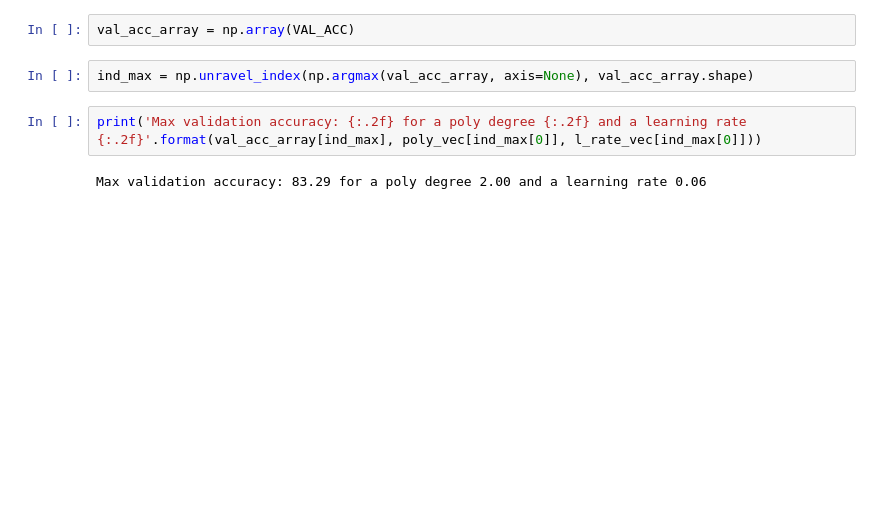
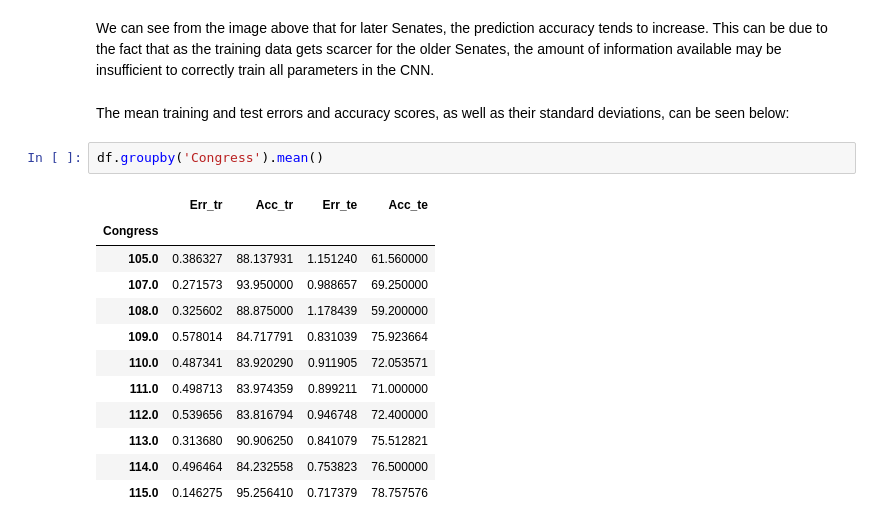
Before and after one commit to roman-bachmann/US-Senators, a Jupyter notebook: notebooks/cnn-congress-all-cosponsors.ipynb, the cells around one changed output. Drawn from its saved outputs; the diff is of its cells as text; blank space fills up the shorter version.

```diff
--- a/notebooks/cnn-congress-all-cosponsors.ipynb
+++ b/notebooks/cnn-congress-all-cosponsors.ipynb
@@ -360,8 +480,19 @@ Accuracy test:  0.8367221195317314
-# %%
-val_acc_array = np.array(VAL_ACC)
-# %%
-ind_max = np.unravel_index(np.argmax(val_acc_array, axis=None), val_acc_array.shape)
-# %%
-print('Max validation accuracy: {:.2f} for a poly degree {:.2f} and a learning rate {:.2f}'.format(val_acc_array[ind_max], poly_vec[ind_max[0]], l_rate_vec[ind_max[0]]))
-# %% [output]
-Max validation accuracy: 83.29 for a poly degree 2.00 and a learning rate 0.06
+# %% [markdown]
+We can see from the image above that for later Senates, the prediction accuracy tends to increase. This can be due to the fact that as the training data gets scarcer for the older Senates, the amount of information available may be insufficient to correctly train all parameters in the CNN.
+# %% [markdown]
+The mean training and test errors and accuracy scores, as well as their standard deviations, can be seen below:
+# %%
+df.groupby('Congress').mean()
+# %% [output]
+|  | Err_tr | Acc_tr | Err_te | Acc_te |
+| Congress |  |  |  |  |
+| 105.0 | 0.386327 | 88.137931 | 1.151240 | 61.560000 |
+| 107.0 | 0.271573 | 93.950000 | 0.988657 | 69.250000 |
+| 108.0 | 0.325602 | 88.875000 | 1.178439 | 59.200000 |
+| 109.0 | 0.578014 | 84.717791 | 0.831039 | 75.923664 |
+| 110.0 | 0.487341 | 83.920290 | 0.911905 | 72.053571 |
+| 111.0 | 0.498713 | 83.974359 | 0.899211 | 71.000000 |
+| 112.0 | 0.539656 | 83.816794 | 0.946748 | 72.400000 |
+| 113.0 | 0.313680 | 90.906250 | 0.841079 | 75.512821 |
+| 114.0 | 0.496464 | 84.232558 | 0.753823 | 76.500000 |
+| 115.0 | 0.146275 | 95.256410 | 0.717379 | 78.757576 |
```
Also changed, not shown: parts of 49 cells of this notebook, 8 other files.
